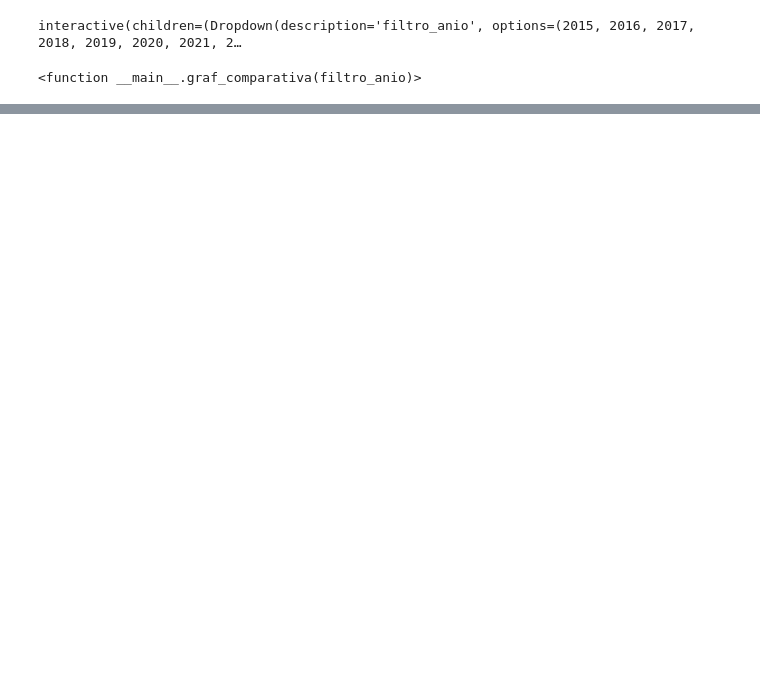
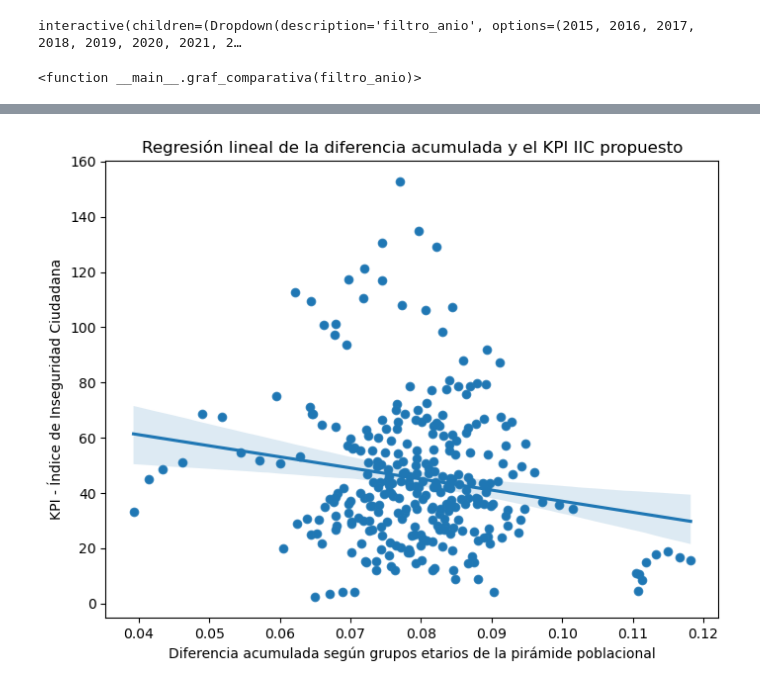
Before and after one commit to la-ciencia-del-delito/semaforo-delictivo, a Jupyter notebook: ETL/03_EDA_conapo_delitos_inegi.ipynb, the cells around one changed output, grey strips where cells are left out. Cells and saved outputs as stored; diff of their text form; code cells hidden in the pictures; blank space fills up the shorter version.

```diff
--- a/ETL/03_EDA_conapo_delitos_inegi.ipynb
+++ b/ETL/03_EDA_conapo_delitos_inegi.ipynb
@@ -447,0 +845,13 @@ interactive(children=(Dropdown(description='filtro_anio', options=(2015, 2016, 2
+# %%
+plt.figure(figsize=(8,6))
+
+ax = sns.scatterplot(data = df_tidy_final, x = "CUM_DIFF", y = "KPI_IIC")
+ax = sns.regplot(data = df_tidy_final, x = "CUM_DIFF", y = "KPI_IIC")
+ax.set(title = "Regresión lineal de la diferencia acumulada y el KPI IIC propuesto",
+       xlabel = "Diferencia acumulada según grupos etarios de la pirámide poblacional",
+       ylabel = "KPI - Índice de Inseguridad Ciudadana"
+       )
+
+plt.show()
+# %% [output]
+[figure, added]
```
Also changed, not shown: parts of 51 cells of this notebook, 1 other file.
